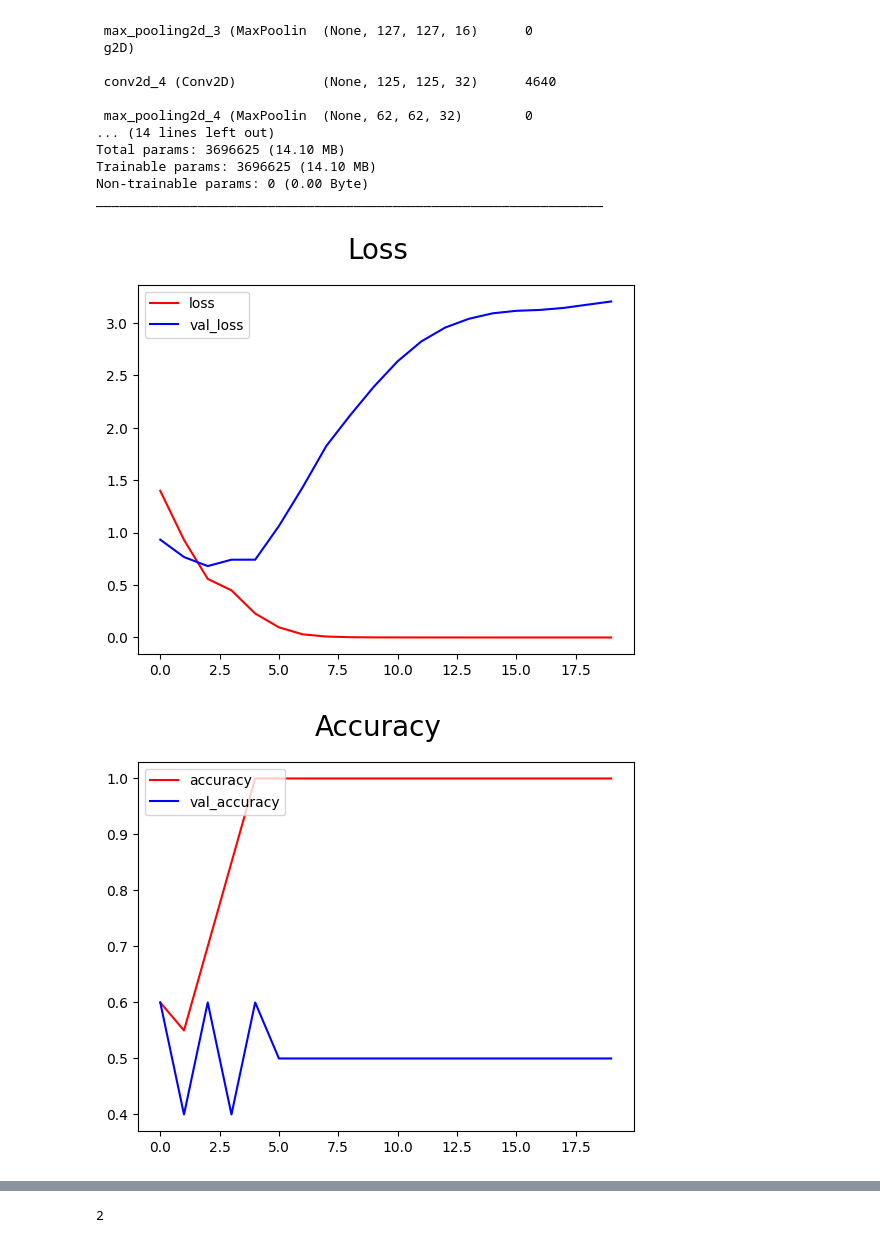
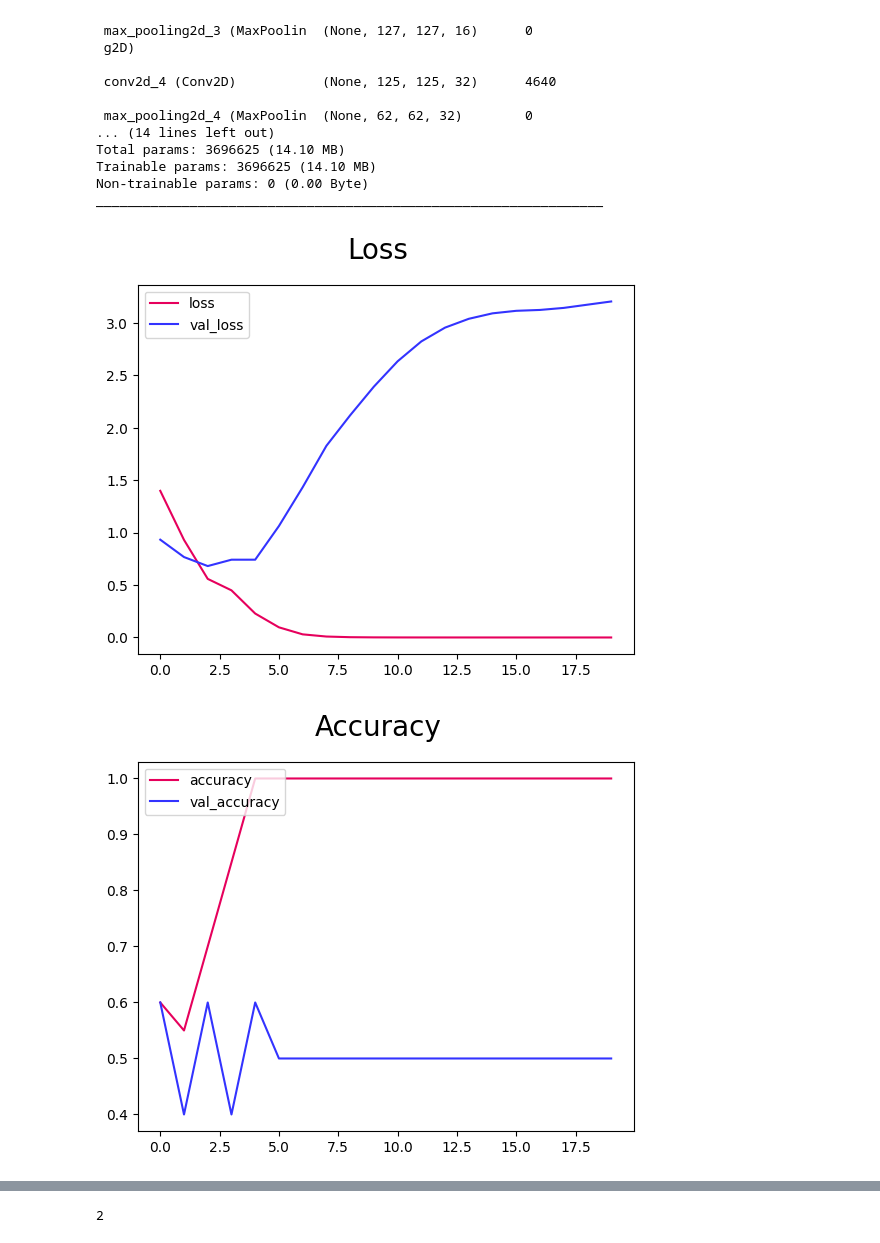
Before and after one commit to cjvillar/tf-image-train-workbook, a Jupyter notebook: tf_image.ipynb, the cells around one changed output, grey strips where cells are left out. Drawn from its saved outputs; the diff is of its cells as text; code cells hidden in the pictures.

```diff
--- a/tf_image.ipynb
+++ b/tf_image.ipynb
@@ -184,20 +184,20 @@ tensorboard_callback = tf.keras.callbacks.TensorBoard(log_dir=logdir)
 hist = model.fit(train, epochs=20, validation_data=val, callbacks=[tensorboard_callback])
 # %%
 fig = plt.figure()
-plt.plot(hist.history['loss'], color='red', label='loss')
-plt.plot(hist.history['val_loss'], color='blue', label='val_loss')
+plt.plot(hist.history['loss'], color='#e6005c', label='loss')
+plt.plot(hist.history['val_loss'], color='#3333ff', label='val_loss')
 fig.suptitle('Loss', fontsize=20)
 plt.legend(loc="upper left")
 plt.show()
 # %% [output]
-[figure, old version]
+[figure, new version]
 # %%
 fig = plt.figure()
-plt.plot(hist.history['accuracy'], color='red', label='accuracy')
-plt.plot(hist.history['val_accuracy'], color='blue', label='val_accuracy')
+plt.plot(hist.history['accuracy'], color='#e6005c', label='accuracy')
+plt.plot(hist.history['val_accuracy'], color='#3333ff', label='val_accuracy')
 fig.suptitle('Accuracy', fontsize=20)
 plt.legend(loc="upper left")
 plt.show()
 # %% [output]
-[figure, old version]
+[figure, new version]
 # %% [markdown]
```
Also changed, not shown: parts of 7 cells of this notebook, 4 other files.
